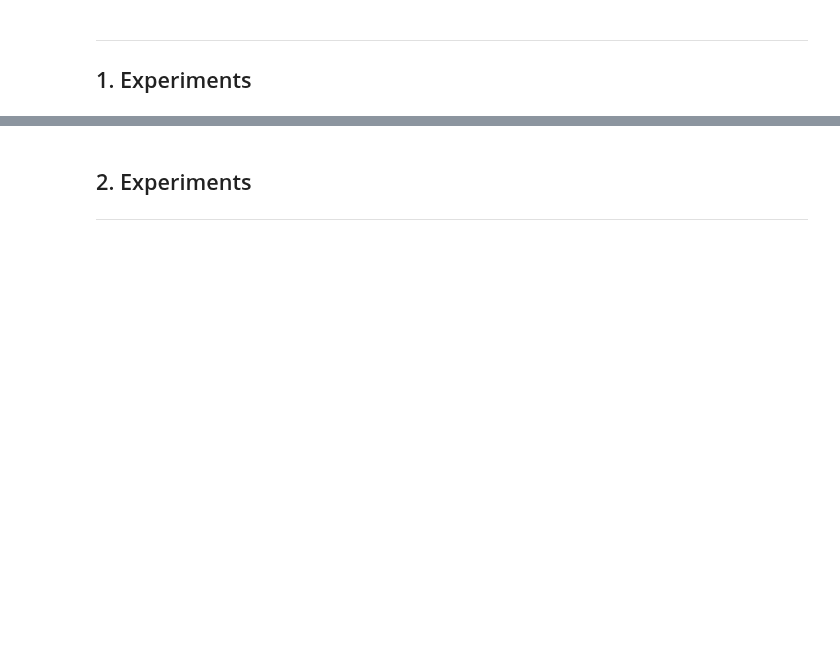
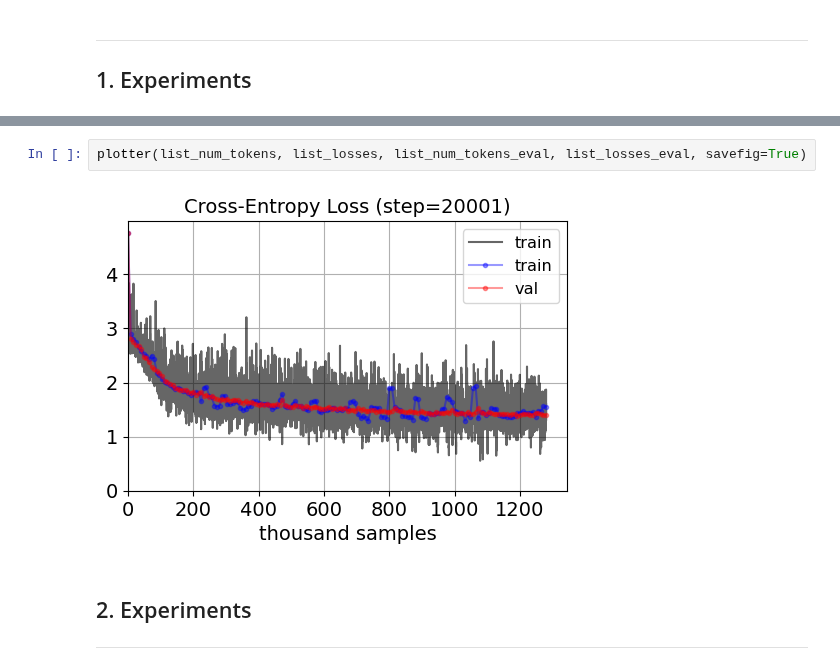
Before and after one commit to ozkansafak/decoder-llm, a Jupyter notebook: main.ipynb, the cells around one changed output, grey strips where cells are left out. Saved outputs shown, nothing was run; the diff lists cells and outputs as text; blank space fills up the shorter version.

```diff
--- a/main.ipynb
+++ b/main.ipynb
@@ -148,3 +251,7 @@ Runtime: 0 min 17 sec
+# %%
+plotter(list_num_tokens, list_losses, list_num_tokens_eval, list_losses_eval, savefig=True)
+# %% [output]
+[figure, added]
 # %% [markdown]
 ## 2. Experiments
 ---
```
Also changed, not shown: parts of 16 cells of this notebook, 8 other files.
